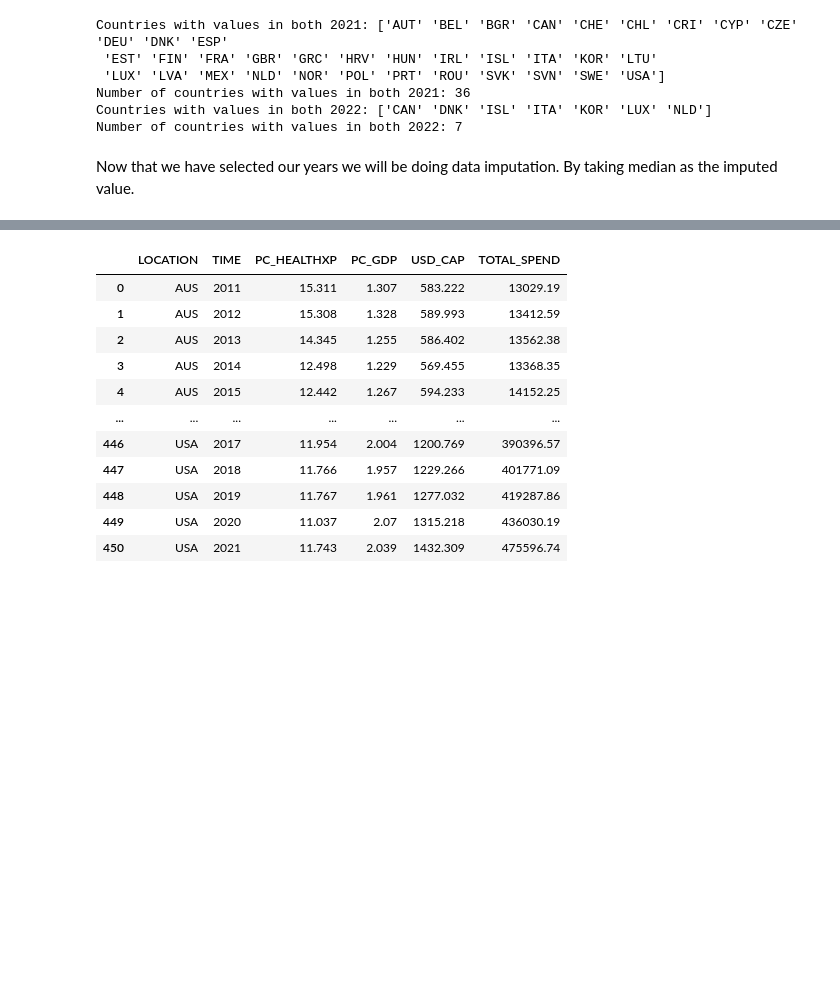
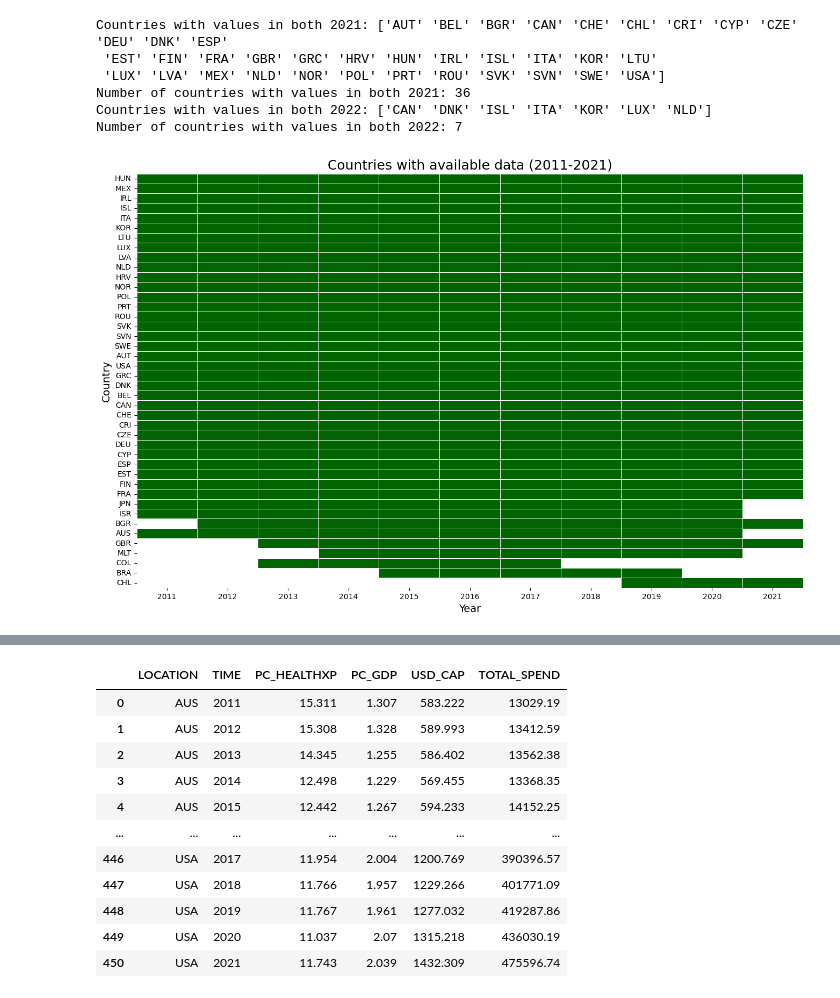
Before and after one commit to tqq199548/Team-2-Cohort-5, a Jupyter notebook: Data_cleaning.ipynb, the cells around one changed output, grey strips where cells are left out. Cells and saved outputs as stored; diff of their text form; code cells hidden in the pictures; blank space fills up the shorter version.

```diff
--- a/Data_cleaning.ipynb
+++ b/Data_cleaning.ipynb
@@ -254,5 +254,44 @@ Countries with values in both 2021: ['AUT' 'BEL' 'BGR' 'CAN' 'CHE' 'CHL' 'CRI' '
 Number of countries with values in both 2021: 36
 Countries with values in both 2022: ['CAN' 'DNK' 'ISL' 'ITA' 'KOR' 'LUX' 'NLD']
 Number of countries with values in both 2022: 7
-# %% [markdown]
-Now that we have selected our years we will be doing data imputation. By taking median as the imputed value.
+# %%
+# Pivot table for with narrowed down data from 2011 to 2021
+# Filter data for the years 2011 to 2021
+
+df_filtered_years = df[df['TIME'].between(2011, 2021, inclusive='both')].copy()
+# Create a pivot table with countries to see how many values are we missing
+pivot_table = df_filtered_years.pivot_table(index='LOCATION', columns='TIME', aggfunc='size', fill_value=0)
+
+# Convert the pivot table to a binary format (presence or absence of observation)
+pivot_table = pivot_table.applymap(lambda x: 1 if x > 0 else 0)
+
+# Count the number of observations per country
+observation_counts = pivot_table.sum(axis=1)
+
+# Sort the countries by the number of observations
+sorted_countries = observation_counts.sort_values(ascending=False).index
+
+# Reorder the pivot table based on the sorted countries
+pivot_table_sorted = pivot_table.loc[sorted_countries]
+
+# Plot the heatmap with green boxes and white background.
+plt.figure(figsize=(16, 10), facecolor='white')
+heatmap = sns.heatmap(
+    pivot_table_sorted,
+    cmap=sns.color_palette(['white', 'darkgreen']),
+    cbar=False,
+    linewidths=.5,
+    linecolor='white'
+)
+
+# Add labels and title
+plt.rcParams['font.family'] = 'sans-serif'
+heatmap.set_xlabel('Year', fontsize=14)
+heatmap.set_ylabel('Country', fontsize=14)
+heatmap.set_title('Countries with available data (2011-2021)', fontsize=18)  # Updated title
+
+# plt.savefig("pivot_table_2011_2021.png", format="png", dpi=300, bbox_inches="tight") #option to save the figure
+# Display the heatmap
+plt.show()
+# %% [output]
+[figure, added]
```
Also changed, not shown: parts of 5 cells of this notebook.
